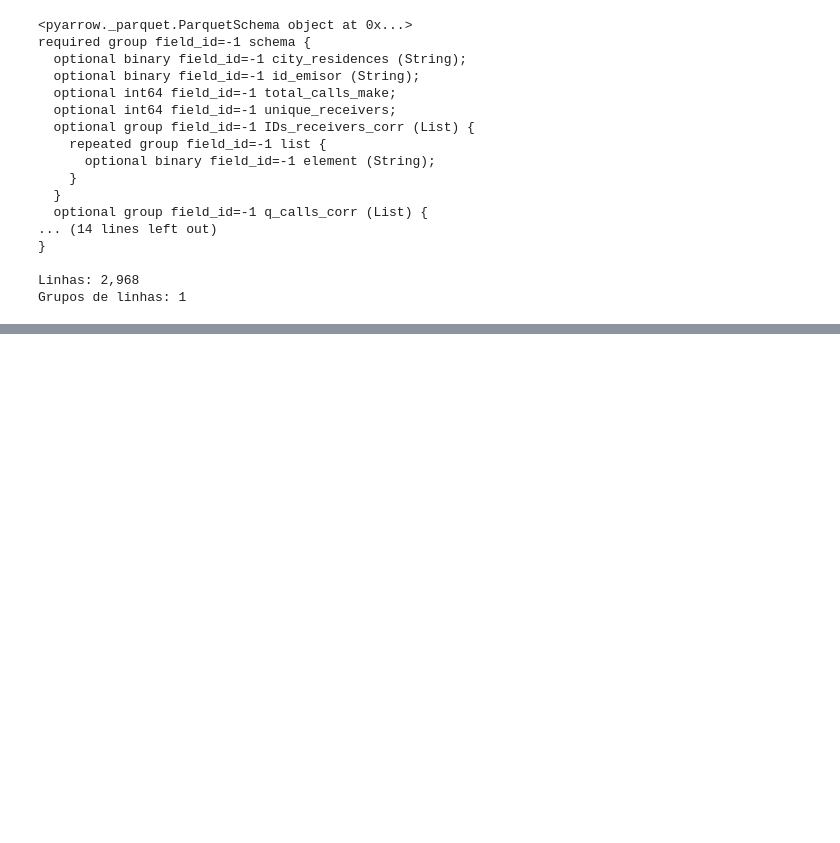
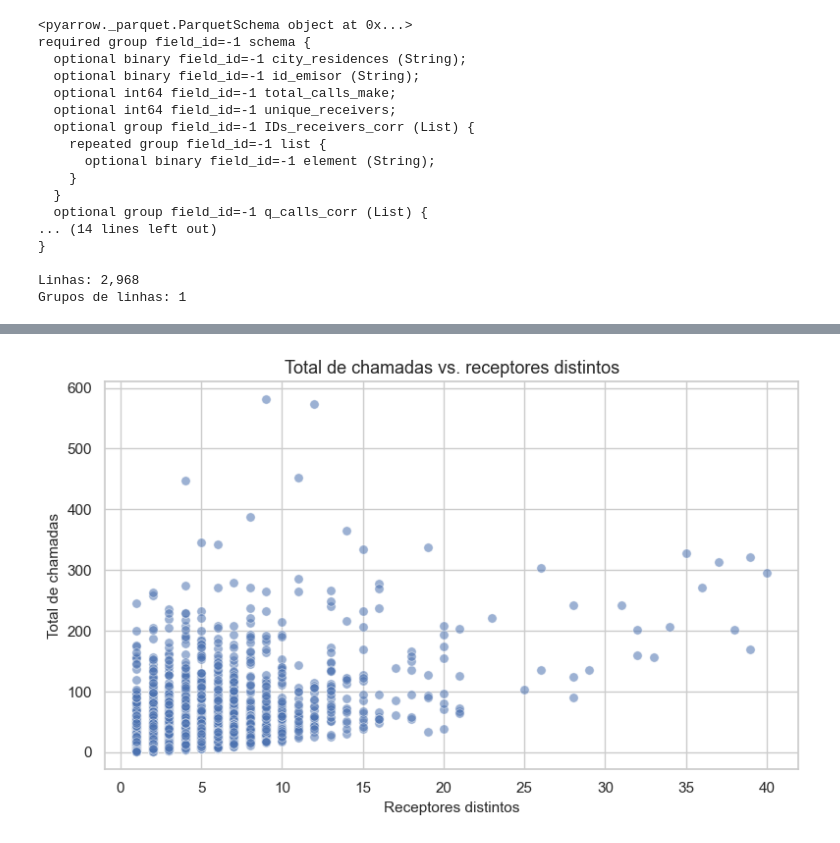
Before and after one commit to pedroazara/campinas-telecom-network, a Jupyter notebook: eda.ipynb, the cells around one changed output, grey strips where cells are left out. Cells and saved outputs as stored; diff of their text form; code cells hidden in the pictures; blank space fills up the shorter version.

```diff
--- a/eda.ipynb
+++ b/eda.ipynb
@@ -380,0 +217,16 @@ def filtrar_residencias_por_ids(path, ids, chunksize=500_000):
+# %%
+plt.figure(figsize=(8, 5))
+sns.scatterplot(
+    data=lavras,
+    x='unique_receivers',
+    y='total_calls_make',
+    alpha=0.55,
+    s=45,
+)
+plt.title('Total de chamadas vs. receptores distintos')
+plt.xlabel('Receptores distintos')
+plt.ylabel('Total de chamadas')
+plt.tight_layout()
+plt.show()
+# %% [output]
+[figure, added]
```
Also changed, not shown: parts of 85 cells of this notebook, 3 other files.
